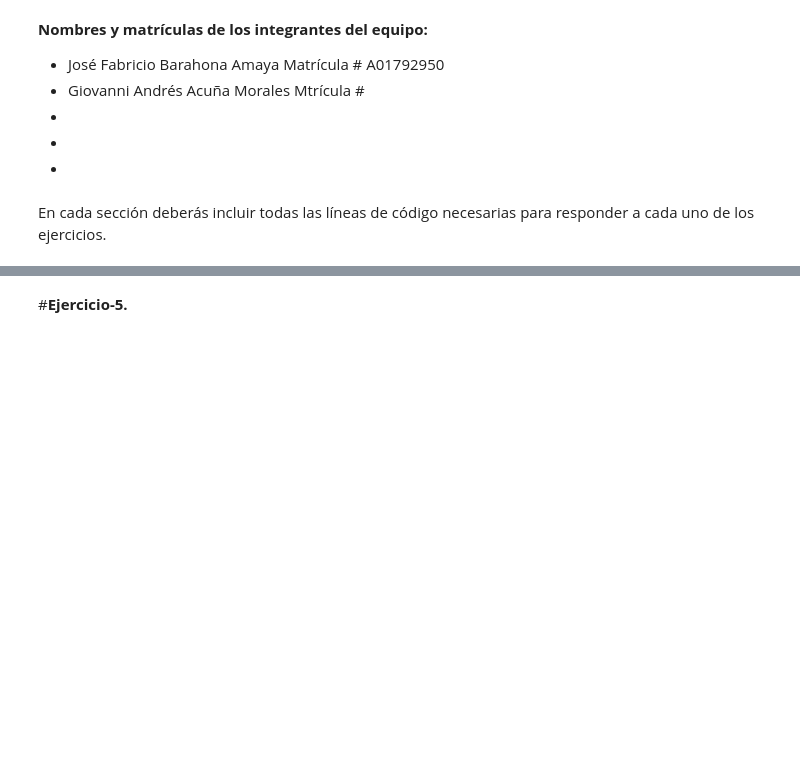
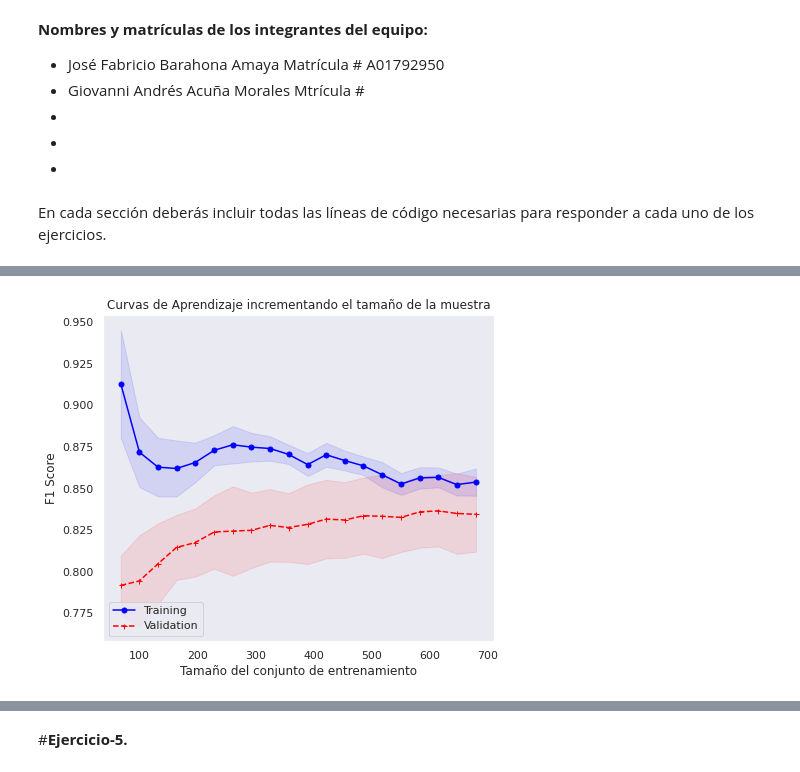
Before and after one commit to fabribara/iayaa-Equipo-40, a Jupyter notebook: MNA_IAyAA_semana_6_Actividad.ipynb, the cells around one changed output, grey strips where cells are left out. Drawn from its saved outputs; the diff is of its cells as text; code cells hidden in the pictures; blank space fills up the shorter version.

```diff
--- a/MNA_IAyAA_semana_6_Actividad.ipynb
+++ b/MNA_IAyAA_semana_6_Actividad.ipynb
@@ -38,0 +58,17 @@ None
+# %%
+#https://archive.ics.uci.edu/ml/machine-learning-databases/00522/SouthGermanCredit.zip
+result = requests.get("https://archive.ics.uci.edu/ml/machine-learning-databases/00522/SouthGermanCredit.zip")
+names = ["status", "duration", "credit_history", "purpose", "amount",
+                "savings", "employment_duration", "installment_rate",
+                "personal_status_sex", "other_debtors",
+                "present_residence", "property",
+                "age", "other_installment_plans",
+                "housing", "number_credits",
+                "job", "people_liable", "telephone", "foreign_worker",
+                "credit_risk"]
+file_like_object = io.BytesIO(result.content)
+z = zf.ZipFile(file_like_object)
+with z.open("SouthGermanCredit.asc") as f:
+  creditData = pd.read_csv(f, header=0, delimiter=" ")
+  creditData = creditData.set_axis(names, axis=1, inplace=False)
+  print(creditData.head())    # print the first 5 rows
@@ -38,0 +93,3 @@ None
+# %%
+y=creditData.iloc[:,-1]
+X=creditData.iloc[:,0:-1]
@@ -38,0 +205,3 @@ None
+# %%
+X_train, X_test, y_train, y_test = train_test_split(X, y, stratify=y, test_size=0.15)
+X.people_liable.value_counts()
@@ -38,0 +289,7 @@ None
+# %%
+preprocessor = ColumnTransformer(
+    transformers=[
+        ("num", numeric_transformer, numerical_columns),
+        ("cat", categorical_transformer, categorical_columns),
+    ]
+)
@@ -38,0 +510,12 @@ None
+# %%
+delta_train_sz = np.linspace(0.1, 1.0, num=20)
+tr_sizes, tr_scores, val_scores = learning_curve(estimator = pipes[1] ,
+                                                        X = X_train,
+                                                        y = y_train,
+                                                        cv = kfold ,
+                                                        train_sizes = delta_train_sz ,
+                                                        scoring=make_scorer(mi_f1_score),
+                                                        random_state=11)
+mi_LearningCurvePlot(tr_sizes, tr_scores, val_scores,'F1 Score')
+# %% [output]
+[figure, added]
```
Also changed, not shown: parts of 22 cells of this notebook.
